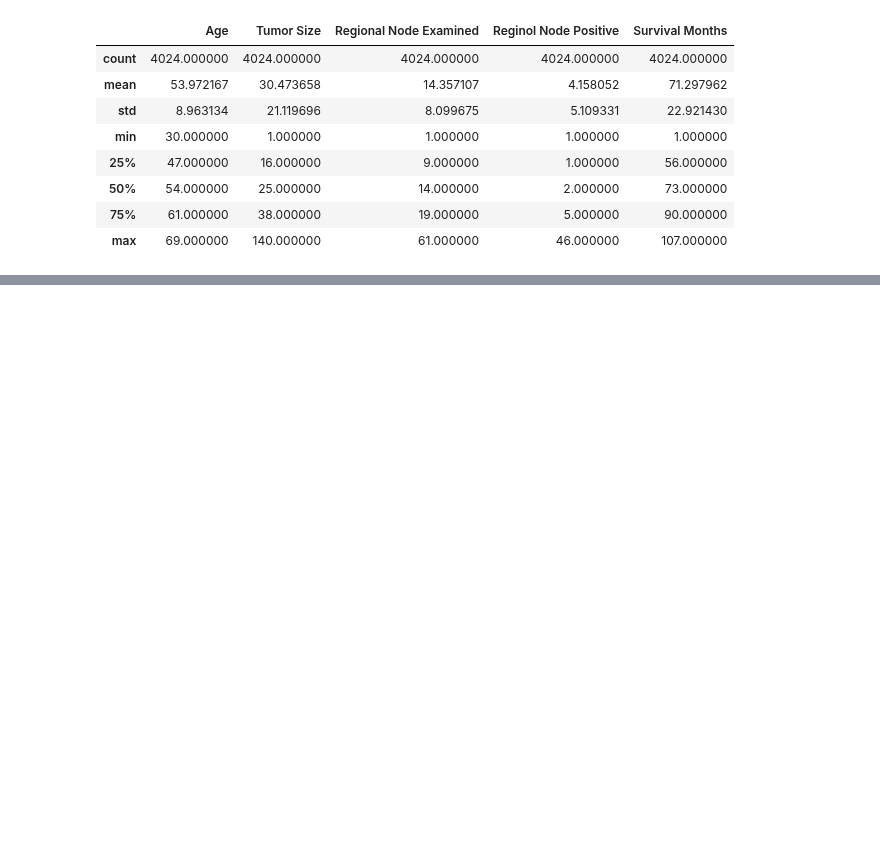
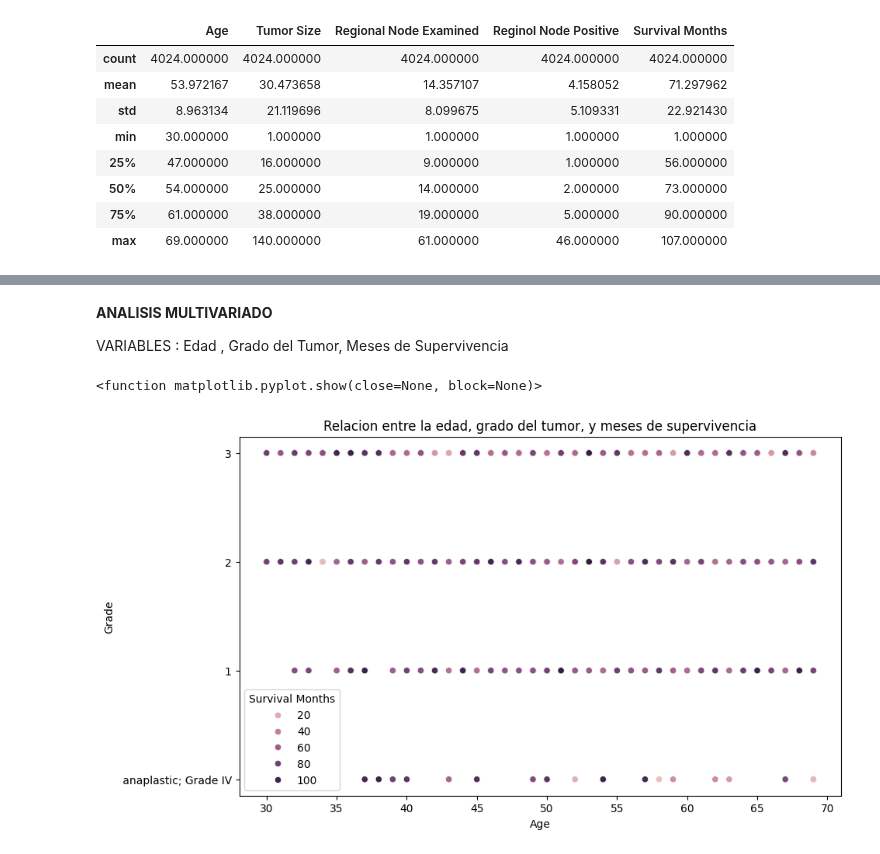
Before and after one commit to Betsymer14/-Proyecto-DS-ParteI-Betsymer-Lugo-.ipynb-, a Jupyter notebook: Copia_de_Untitled2.ipynb, the cells around one changed output, grey strips where cells are left out. Drawn from its saved outputs; the diff is of its cells as text; code cells hidden in the pictures; blank space fills up the shorter version.

```diff
--- a/Copia_de_Untitled2.ipynb
+++ b/Copia_de_Untitled2.ipynb
@@ -54,0 +147,12 @@ df.describe()
+# %% [markdown]
+**ANALISIS MULTIVARIADO**
+
+VARIABLES : Edad , Grado del Tumor, Meses de Supervivencia
+# %%
+plt.figure(figsize=(10,6))
+sns.scatterplot(data=df, x='Age', y='Grade', hue='Survival Months')
+plt.title('Relacion entre la edad, grado del tumor, y meses de supervivencia')
+plt.show
+# %% [output]
+<function matplotlib.pyplot.show(close=None, block=None)>
+[figure, added]
```
Also changed, not shown: parts of 10 cells of this notebook.
